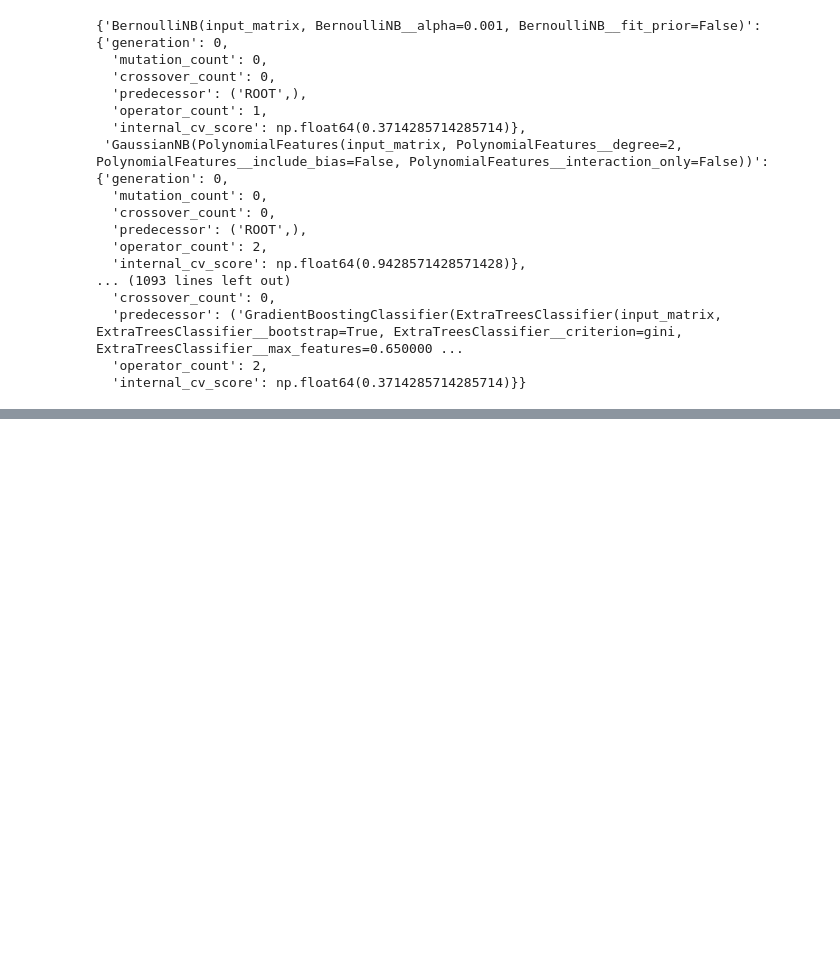
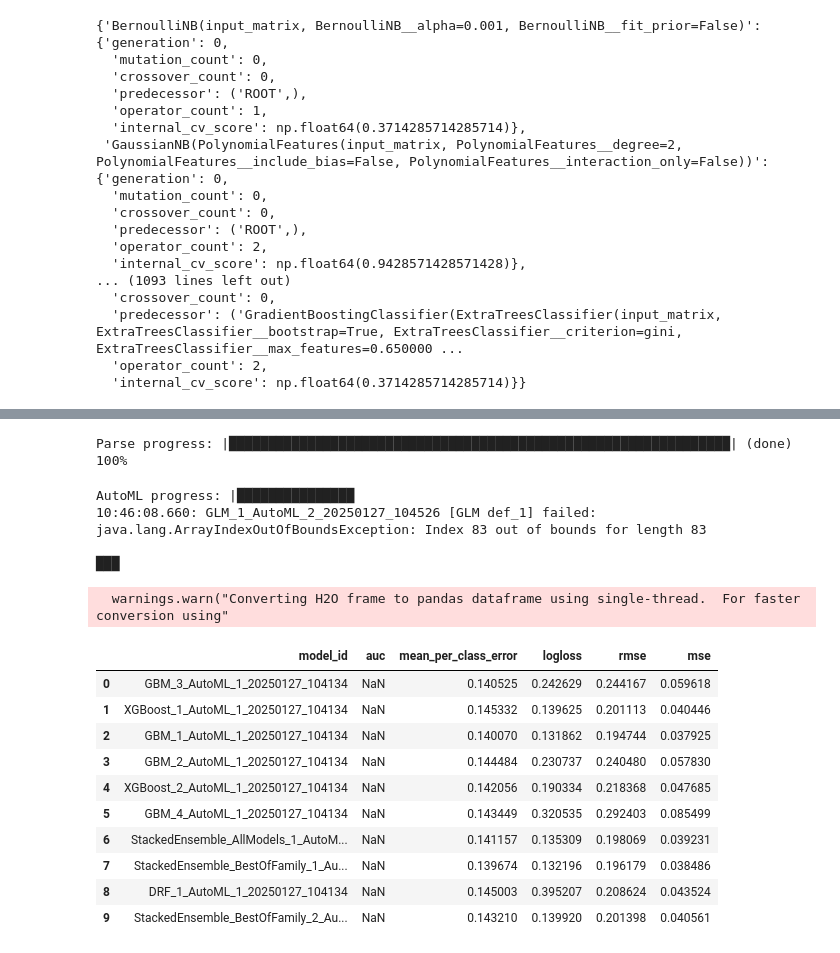
Before and after one commit to USPMenas/Artificial-Inteligence-study-cases, a Jupyter notebook: Treinamento/AutoML/autoML.ipynb, the cells around one changed output, grey strips where cells are left out. Cells and saved outputs as stored; diff of their text form; code cells hidden in the pictures; blank space fills up the shorter version.

Commit message:
add/feature-h2o-automl

```diff
--- a/Treinamento/AutoML/autoML.ipynb
+++ b/Treinamento/AutoML/autoML.ipynb
@@ -94,0 +151,34 @@ print("Accuracy: ", accuracy)
+# %%
+data = h2o.import_file('insurance.csv')
+# %% [output]
+Parse progress: |████████████████████████████████████████████████████████████████| (done) 100%
+# %%
+# data = data.drop("C1")
+treino, teste = data.split_frame(ratios=[0.7], seed=0)
+# podemos agora definir o tempo máximo que vamos demorar
+# para criar todos os modelos e testar
+# ou o com base em um número máximo de modelos
+model_automl = H2OAutoML(max_runtime_secs=180, sort_metric='AUTO')
+model_automl.train(y='Accident', training_frame=treino)
+# %% [output]
+AutoML progress: |███████████████
+10:46:08.660: GLM_1_AutoML_2_20250127_104526 [GLM def_1] failed: java.lang.ArrayIndexOutOfBoundsException: Index 83 out of bounds for length 83
+
+███
+# %%
+ranking = model_automl.leaderboard
+ranking = ranking.as_data_frame()
+ranking
+# %% [output]
+  warnings.warn("Converting H2O frame to pandas dataframe using single-thread.  For faster conversion using"
+|  | model_id | auc | mean_per_class_error | logloss | rmse | mse |
+| 0 | GBM_3_AutoML_1_20250127_104134 | NaN | 0.140525 | 0.242629 | 0.244167 | 0.059618 |
+| 1 | XGBoost_1_AutoML_1_20250127_104134 | NaN | 0.145332 | 0.139625 | 0.201113 | 0.040446 |
+| 2 | GBM_1_AutoML_1_20250127_104134 | NaN | 0.140070 | 0.131862 | 0.194744 | 0.037925 |
+| 3 | GBM_2_AutoML_1_20250127_104134 | NaN | 0.144484 | 0.230737 | 0.240480 | 0.057830 |
+| 4 | XGBoost_2_AutoML_1_20250127_104134 | NaN | 0.142056 | 0.190334 | 0.218368 | 0.047685 |
+| 5 | GBM_4_AutoML_1_20250127_104134 | NaN | 0.143449 | 0.320535 | 0.292403 | 0.085499 |
+| 6 | StackedEnsemble_AllModels_1_AutoM... | NaN | 0.141157 | 0.135309 | 0.198069 | 0.039231 |
+| 7 | StackedEnsemble_BestOfFamily_1_Au... | NaN | 0.139674 | 0.132196 | 0.196179 | 0.038486 |
+| 8 | DRF_1_AutoML_1_20250127_104134 | NaN | 0.145003 | 0.395207 | 0.208624 | 0.043524 |
+| 9 | StackedEnsemble_BestOfFamily_2_Au... | NaN | 0.143210 | 0.139920 | 0.201398 | 0.040561 |
```
Also changed, not shown: parts of 5 cells of this notebook, 1 other file.
